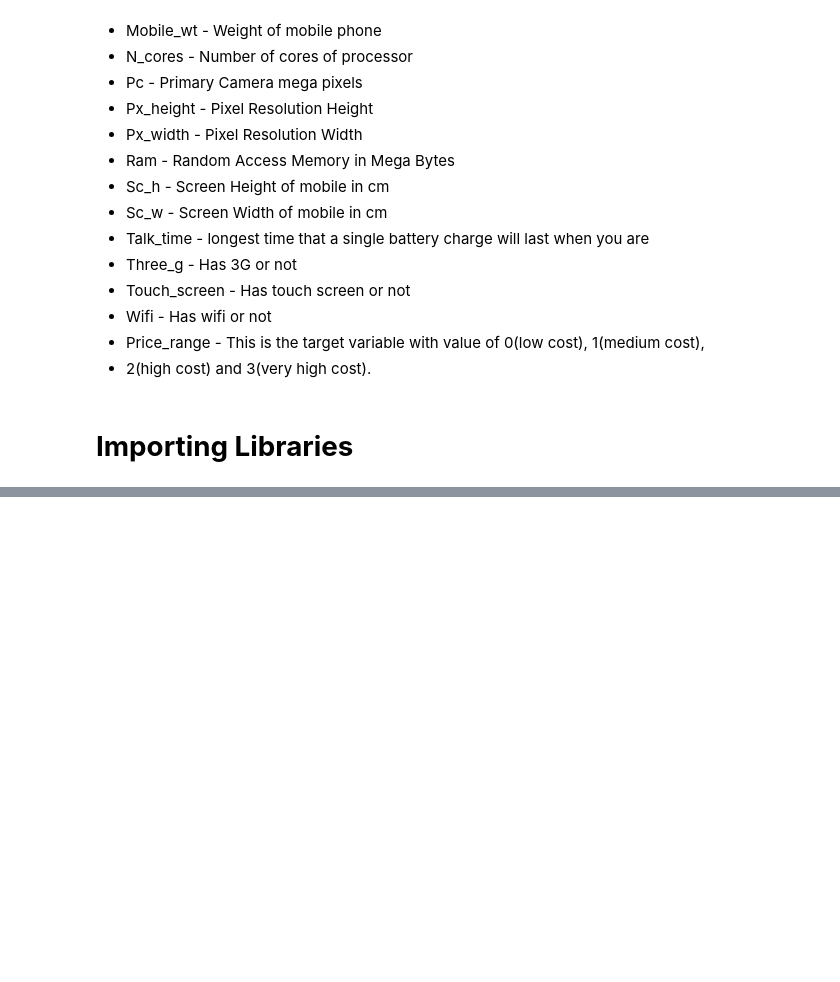
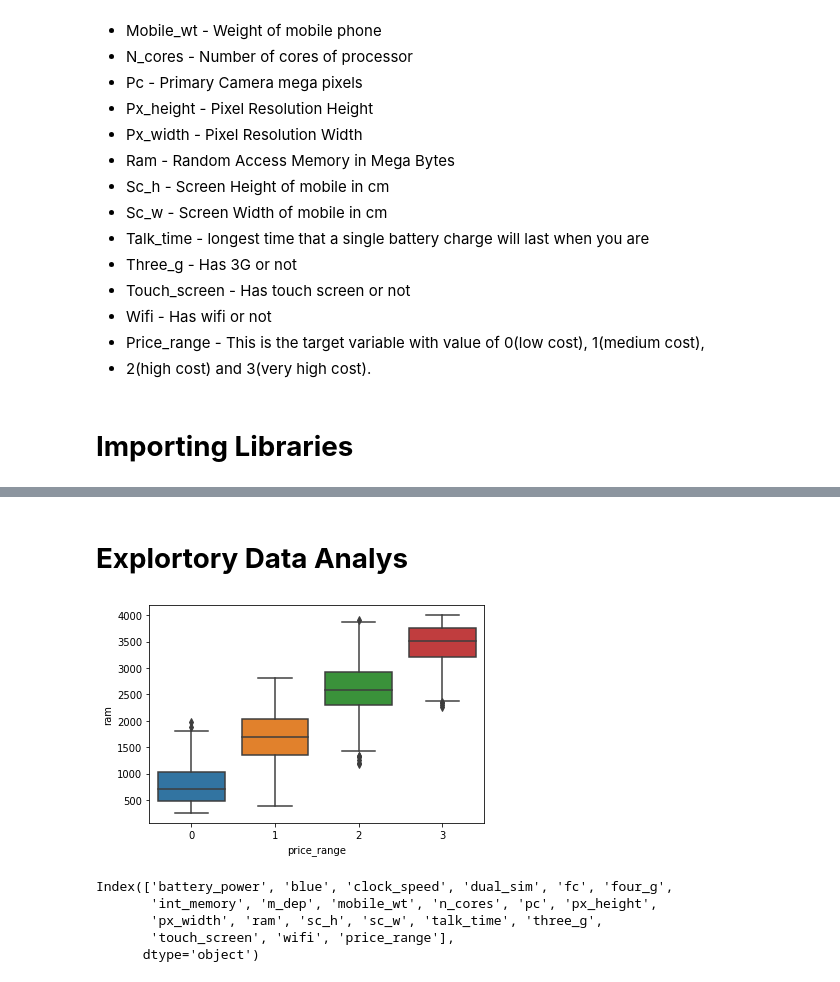
Before and after one commit to brahma102/Bike-Sharing-Demand-Prediction, a Jupyter notebook: Mobile_Price_Range_Prediction.ipynb, the cells around one changed output, grey strips where cells are left out. Cells and saved outputs as stored; diff of their text form; code cells hidden in the pictures; blank space fills up the shorter version.

```diff
--- a/Mobile_Price_Range_Prediction.ipynb
+++ b/Mobile_Price_Range_Prediction.ipynb
@@ -63,0 +69,3 @@ from sklearn.metrics import roc_curve
+# %%
+path  = "/content/drive/MyDrive/Colab Notebooks/Capstone Project 3/data_mobile_price_range.csv"
+data = pd.read_csv(path ,header= 0,encoding= 'unicode_escape')
@@ -63,0 +195,17 @@ from sklearn.metrics import roc_curve
+# %% [markdown]
+# **Explortory Data Analys**
+# %%
+#Boxplot between ram and price_range
+sns.boxplot(y = 'ram' , x = 'price_range',data= data)
+plt.show()
+# %% [output]
+[figure, added]
+# %%
+column=data.columns
+column
+# %% [output]
+Index(['battery_power', 'blue', 'clock_speed', 'dual_sim', 'fc', 'four_g',
+       'int_memory', 'm_dep', 'mobile_wt', 'n_cores', 'pc', 'px_height',
+       'px_width', 'ram', 'sc_h', 'sc_w', 'talk_time', 'three_g',
+       'touch_screen', 'wifi', 'price_range'],
+      dtype='object')
```
Also changed, not shown: parts of 17 cells of this notebook.
